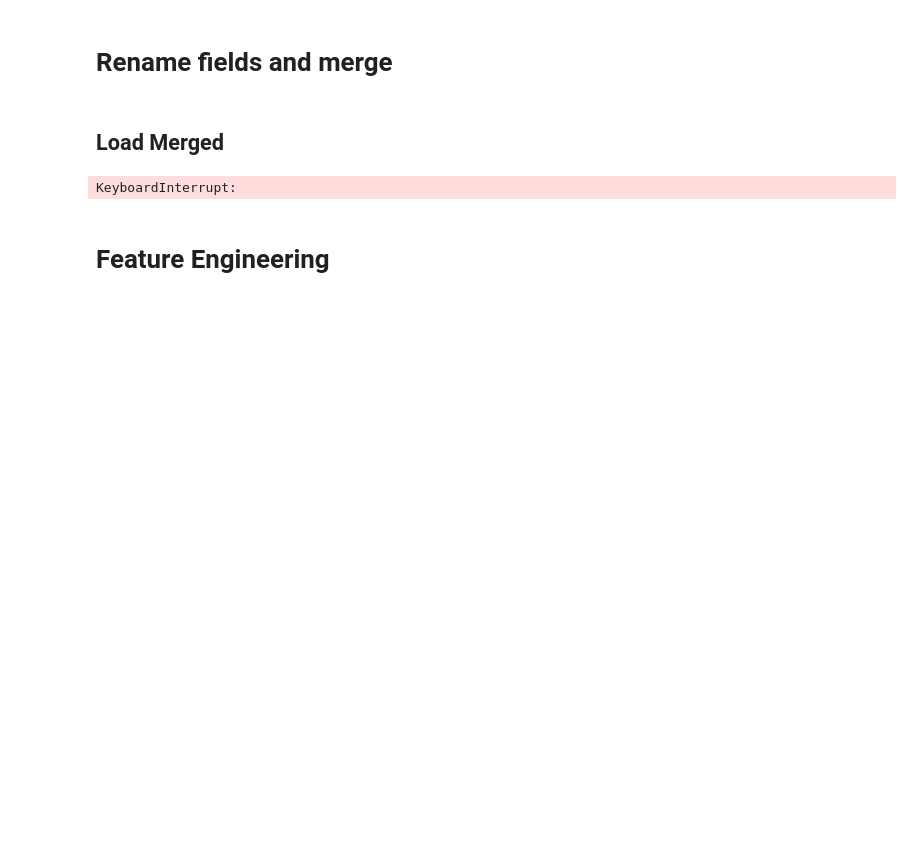
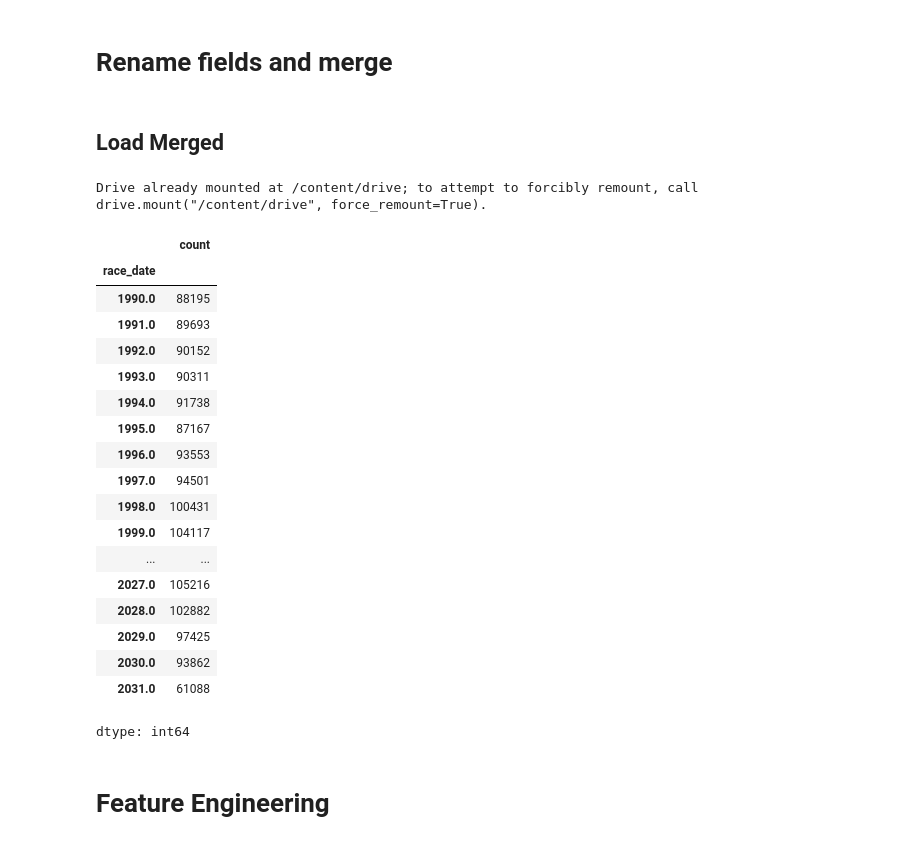
Before and after one commit to joshuadollison/CIS508, a Jupyter notebook: final_proj/FixData-KAGGLE.ipynb, the cells around one changed output. Drawn from its saved outputs; the diff is of its cells as text; code cells hidden in the pictures; blank space fills up the shorter version.

```diff
--- a/final_proj/FixData-KAGGLE.ipynb
+++ b/final_proj/FixData-KAGGLE.ipynb
@@ -190,7 +190,7 @@ def rename_and_merge() :
 # %%
 import pandas as pd
 
-COLAB = False
+COLAB = True
 
 if COLAB :
   from google.colab import drive
@@ -210,4 +210,27 @@ merged.rename(columns={"going": "surface_condition"}, inplace=True)
 # Ensure race_date is a datetime
 merged["race_date"] = pd.to_datetime(merged["race_date"], errors="coerce")
 # %% [output]
-KeyboardInterrupt:
+Drive already mounted at /content/drive; to attempt to forcibly remount, call drive.mount("/content/drive", force_remount=True).
+# %%
+merged["race_date"] = pd.to_datetime(merged["race_date"], errors="coerce")
+merged["race_date"].dt.year.value_counts().sort_index()
+# %% [output]
+|  | count |
+| race_date |  |
+| 1990.0 | 88195 |
+| 1991.0 | 89693 |
+| 1992.0 | 90152 |
+| 1993.0 | 90311 |
+| 1994.0 | 91738 |
+| 1995.0 | 87167 |
+| 1996.0 | 93553 |
+| 1997.0 | 94501 |
+| 1998.0 | 100431 |
+| 1999.0 | 104117 |
+| ... | ... |
+| 2027.0 | 105216 |
+| 2028.0 | 102882 |
+| 2029.0 | 97425 |
+| 2030.0 | 93862 |
+| 2031.0 | 61088 |
+dtype: int64
```
Also changed, not shown: parts of 40 cells of this notebook.
